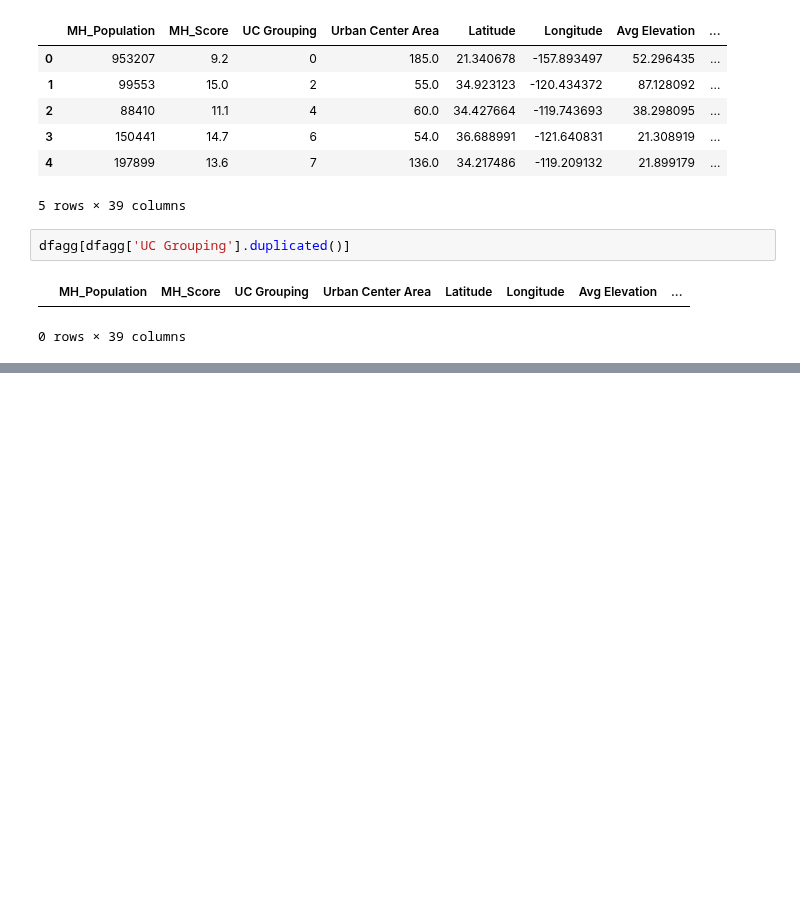
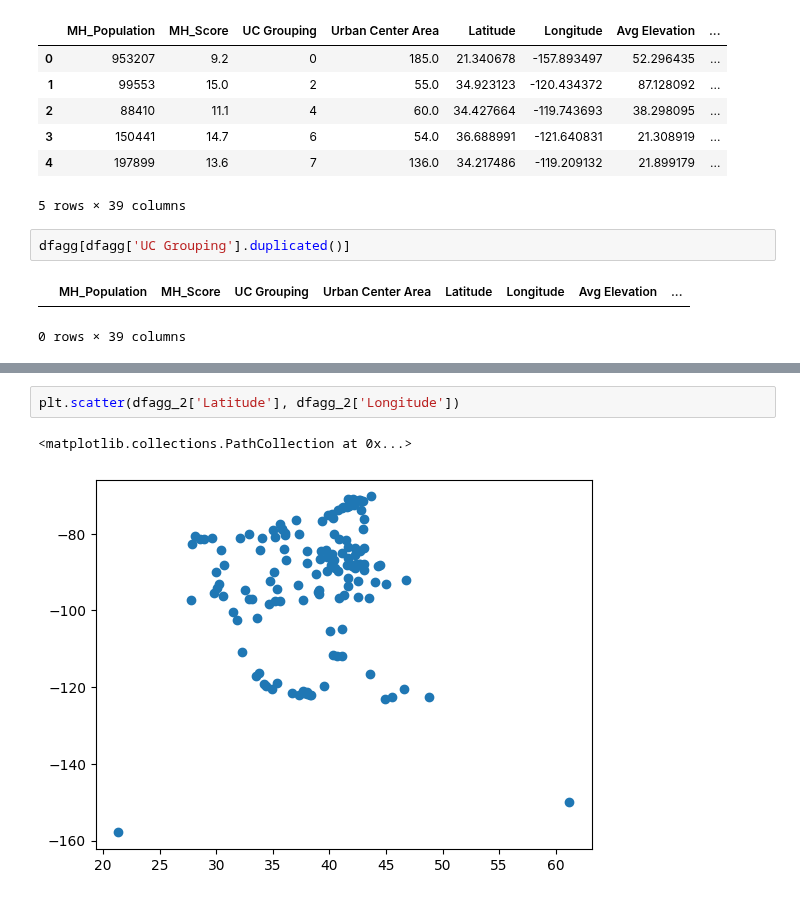
Before and after one commit to shuting2023/Natures_Rx, a Jupyter notebook: MergedDataset.ipynb, the cells around one changed output, grey strips where cells are left out. Saved outputs shown, nothing was run; the diff lists cells and outputs as text; blank space fills up the shorter version.

```diff
--- a/MergedDataset.ipynb
+++ b/MergedDataset.ipynb
@@ -125,0 +146,5 @@ dfagg.head()
+# %%
+plt.scatter(dfagg_2['Latitude'], dfagg_2['Longitude'])
+# %% [output]
+<matplotlib.collections.PathCollection at 0x...>
+[figure, added]
```
Also changed, not shown: parts of 9 cells of this notebook.
